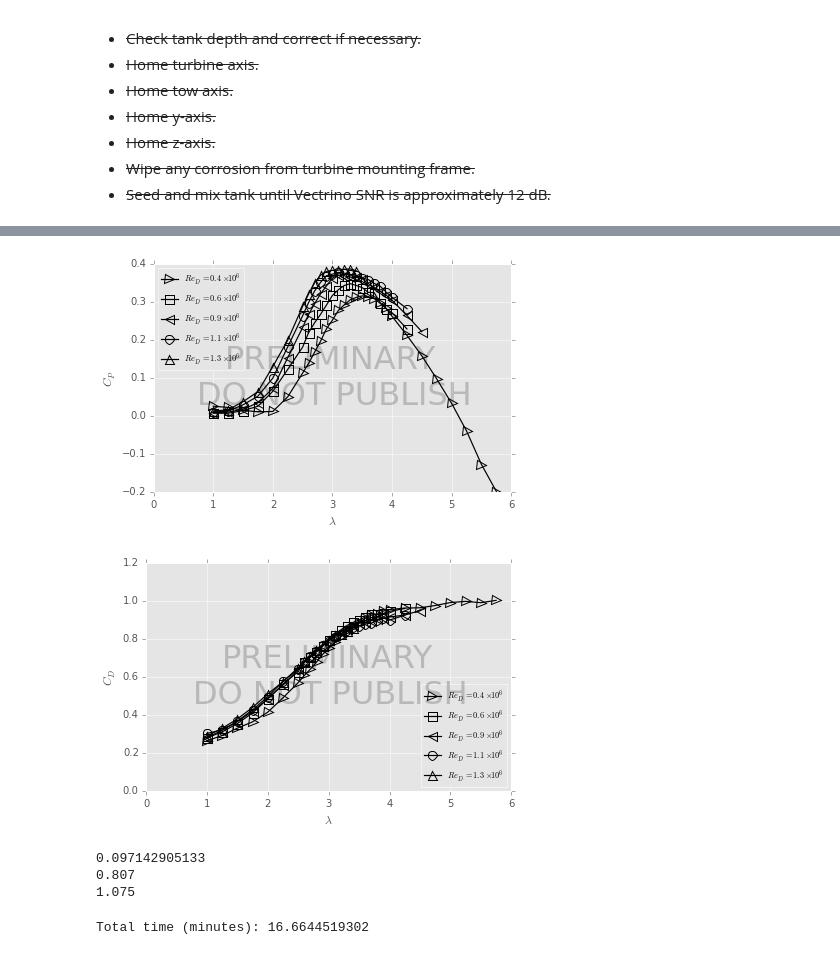
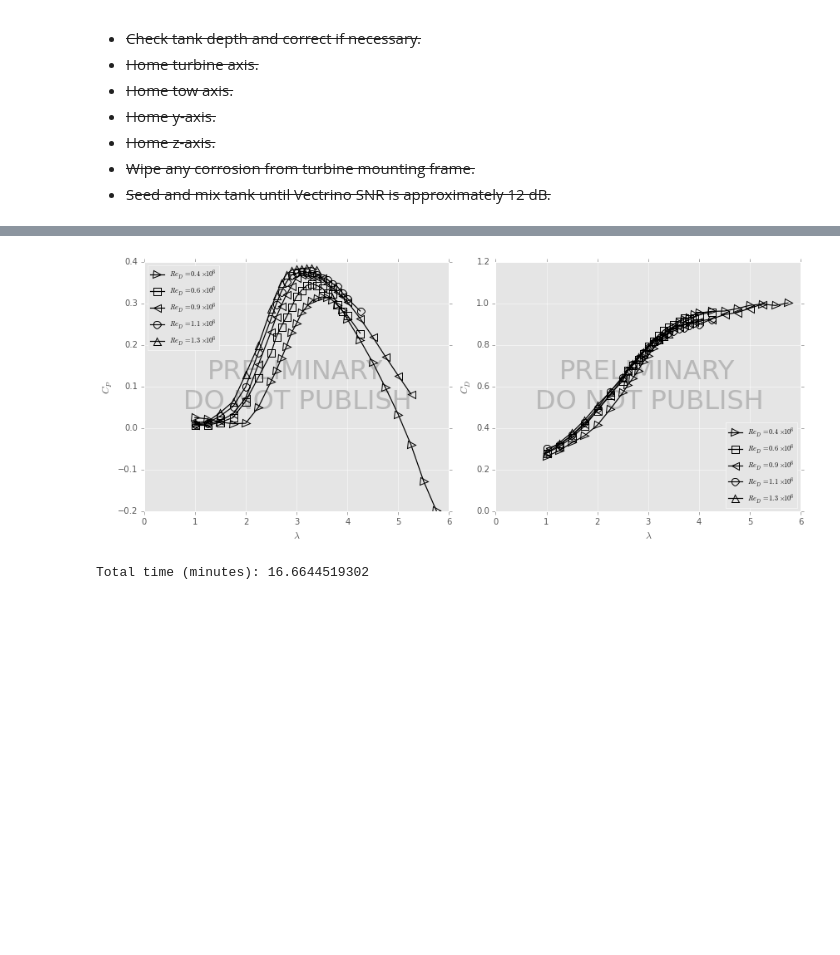
Before and after one commit to UNH-CORE/RM2-tow-tank, a Jupyter notebook: Documents/Lab notebooks/2015.02.17.ipynb, the cells around one changed output, grey strips where cells are left out. Saved outputs shown, nothing was run; the diff lists cells and outputs as text; code cells hidden in the pictures; blank space fills up the shorter version.

```diff
--- a/Documents/Lab notebooks/2015.02.17.ipynb
+++ b/Documents/Lab notebooks/2015.02.17.ipynb
@@ -65,16 +67,7 @@ Section("Perf-0.4").process(nproc=1, nruns="all")
 # %%
-plot_perf_curves(preliminary=True, subplots=False)
+plot_perf_curves(preliminary=True, subplots=True)
 # %% [output]
-[figure, old version]
+[figure, new version]
-[figure, removed]
-# %%
-print(A/(2.44*3.66))
-print(H)
-print(D)
-# %% [output]
-0.097142905133
-0.807
-1.075
 # %%
 # Calculating tare torque test matrix for experiment
 def calc_rpm((tow_speed, tsr)):
```
Also changed, not shown: parts of 2 cells of this notebook.
